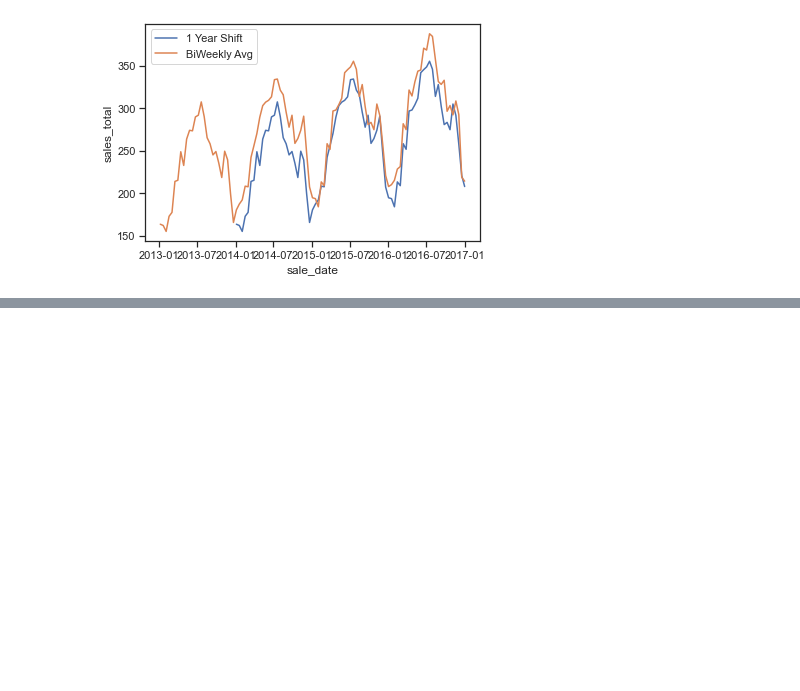
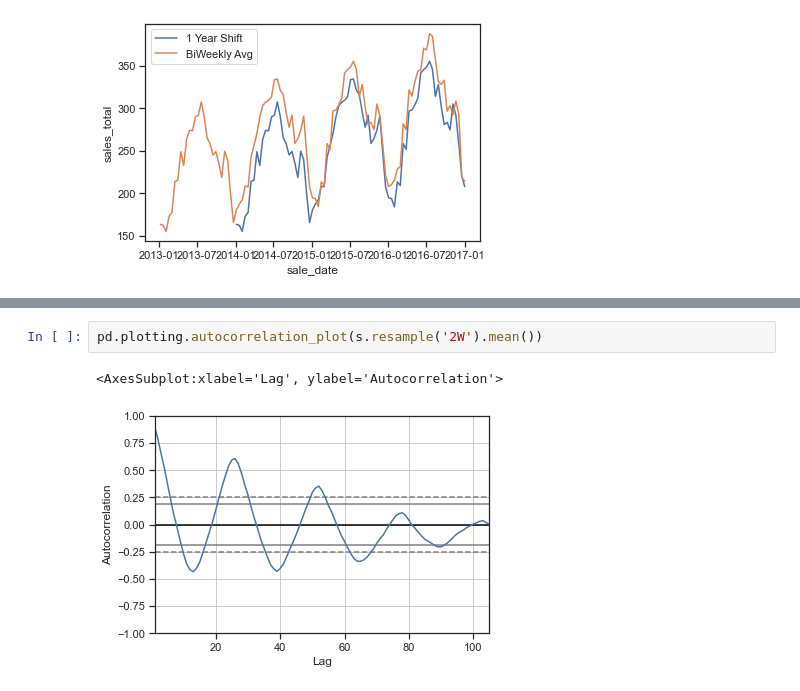
Before and after one commit to joshuamchavez2/time-series-analysis, a Jupyter notebook: Exploratory Analysis.ipynb, the cells around one changed output, grey strips where cells are left out. Saved outputs shown, nothing was run; the diff lists cells and outputs as text; blank space fills up the shorter version.

```diff
--- a/Exploratory Analysis.ipynb
+++ b/Exploratory Analysis.ipynb
@@ -189,0 +205,5 @@ pd.plotting.lag_plot(s.resample('2W').mean(), 1)
+# %%
+pd.plotting.autocorrelation_plot(s.resample('2W').mean())
+# %% [output]
+<AxesSubplot:xlabel='Lag', ylabel='Autocorrelation'>
+[figure, added]
```
Also changed, not shown: parts of 17 cells of this notebook, 1 other file.
